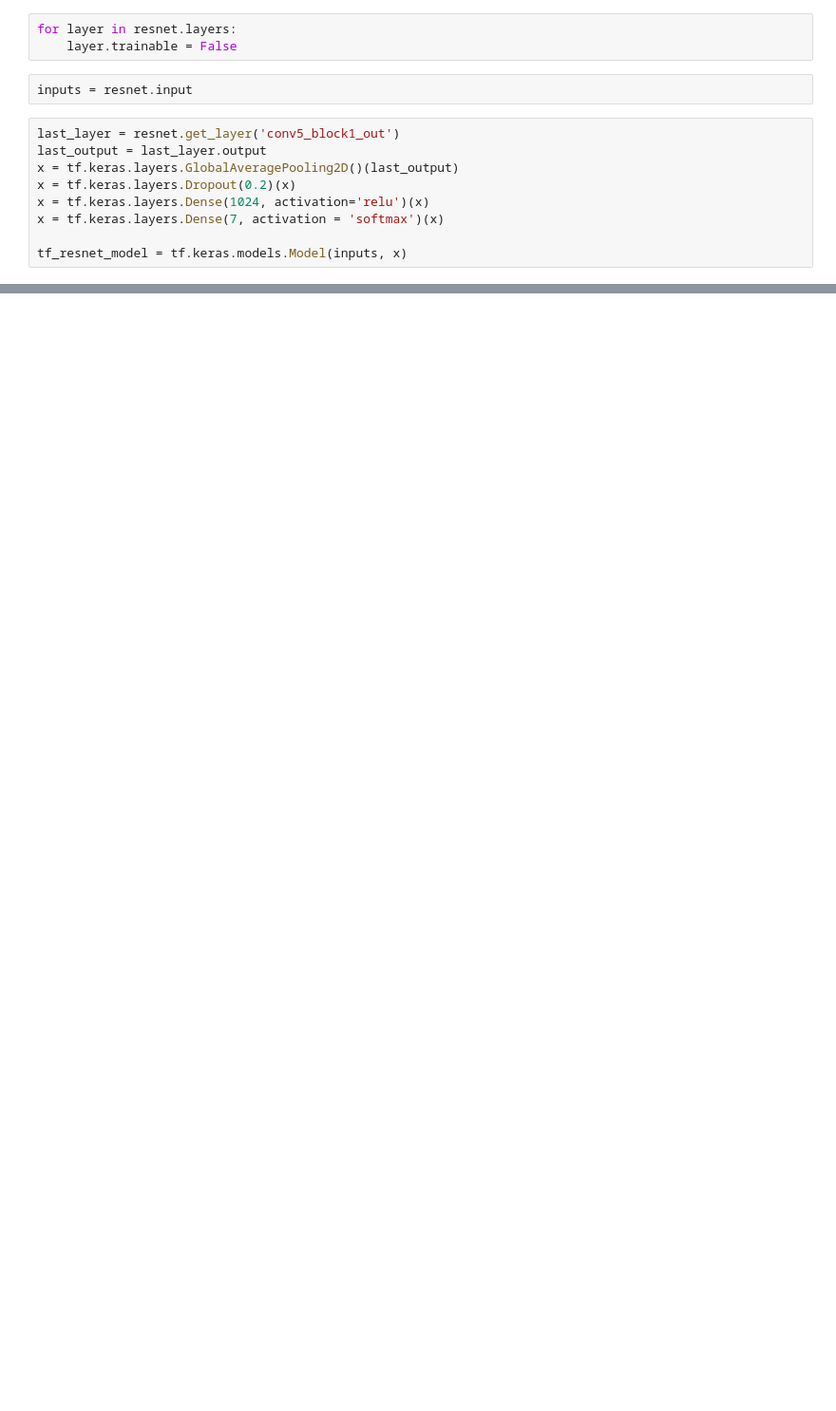
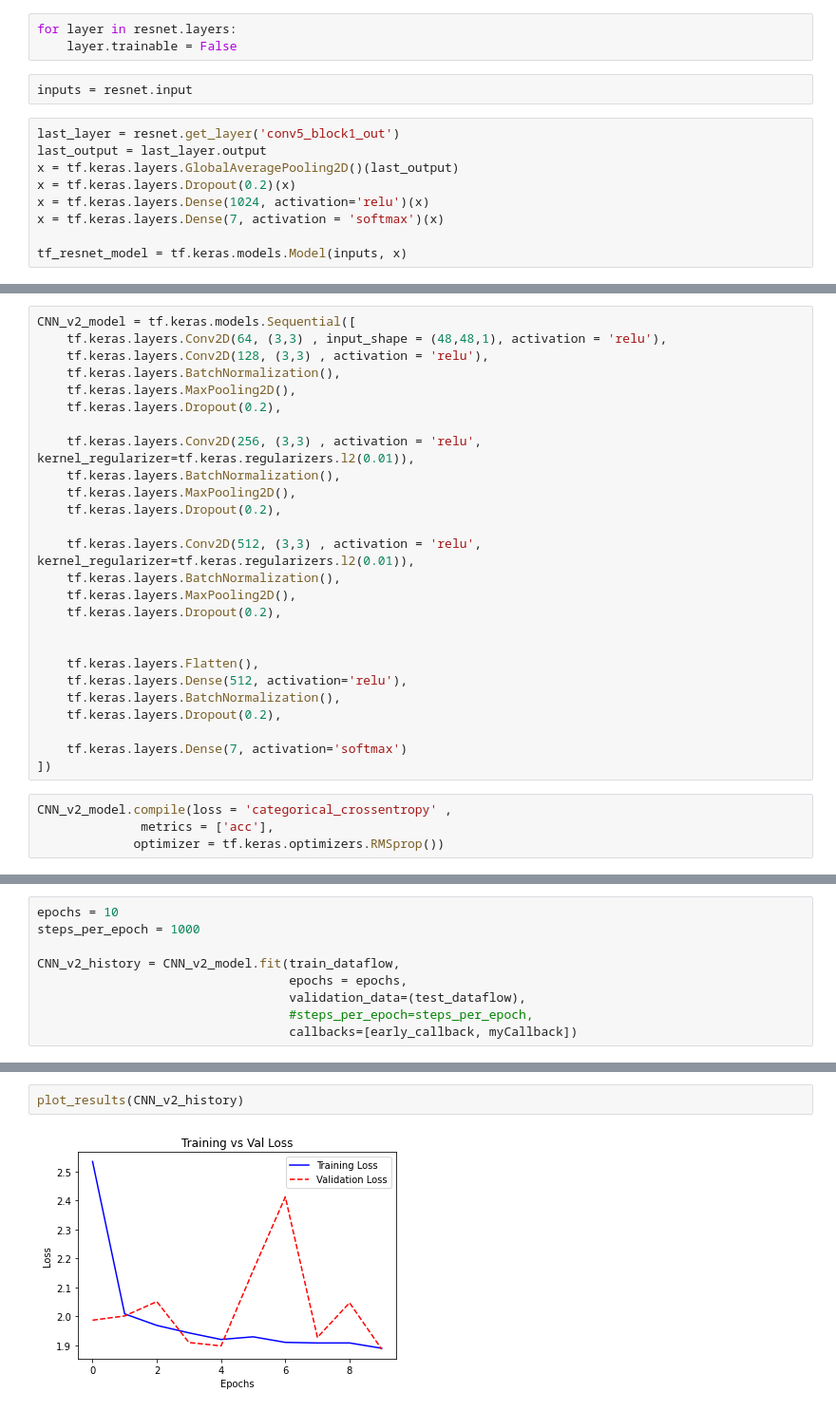
Before and after one commit to ChngYuanLongRandy/metamo, a Jupyter notebook: CNN_model.ipynb, the cells around one changed output, grey strips where cells are left out. Shown at 95% size. Cells and saved outputs as stored; diff of their text form; blank space fills up the shorter version.

```diff
--- a/CNN_model.ipynb
+++ b/CNN_model.ipynb
@@ -432,0 +446,30 @@ print(classification_report(y_test, predictions, target_names = emotions))
+# %%
+CNN_v2_model = tf.keras.models.Sequential([
+    tf.keras.layers.Conv2D(64, (3,3) , input_shape = (48,48,1), activation = 'relu'),
+    tf.keras.layers.Conv2D(128, (3,3) , activation = 'relu'),
+    tf.keras.layers.BatchNormalization(),
+    tf.keras.layers.MaxPooling2D(),
+    tf.keras.layers.Dropout(0.2),
+
+    tf.keras.layers.Conv2D(256, (3,3) , activation = 'relu', kernel_regularizer=tf.keras.regularizers.l2(0.01)),
+    tf.keras.layers.BatchNormalization(),
+    tf.keras.layers.MaxPooling2D(),
+    tf.keras.layers.Dropout(0.2),
+
+    tf.keras.layers.Conv2D(512, (3,3) , activation = 'relu', kernel_regularizer=tf.keras.regularizers.l2(0.01)),
+    tf.keras.layers.BatchNormalization(),
+    tf.keras.layers.MaxPooling2D(),
+    tf.keras.layers.Dropout(0.2),
+
+
+    tf.keras.layers.Flatten(),
+    tf.keras.layers.Dense(512, activation='relu'),
+    tf.keras.layers.BatchNormalization(),
+    tf.keras.layers.Dropout(0.2),
+
+    tf.keras.layers.Dense(7, activation='softmax')
+])
+# %%
+CNN_v2_model.compile(loss = 'categorical_crossentropy' ,
+              metrics = ['acc'],
+             optimizer = tf.keras.optimizers.RMSprop())
@@ -432,0 +498,9 @@ print(classification_report(y_test, predictions, target_names = emotions))
+# %%
+epochs = 10
+steps_per_epoch = 1000
+
+CNN_v2_history = CNN_v2_model.fit(train_dataflow,
+                                  epochs = epochs,
+                                  validation_data=(test_dataflow),
+                                  #steps_per_epoch=steps_per_epoch,
+                                  callbacks=[early_callback, myCallback])
@@ -432,0 +528,4 @@ print(classification_report(y_test, predictions, target_names = emotions))
+# %%
+plot_results(CNN_v2_history)
+# %% [output]
+[figure, added]
```
Also changed, not shown: parts of 141 cells of this notebook, 3 other files.
